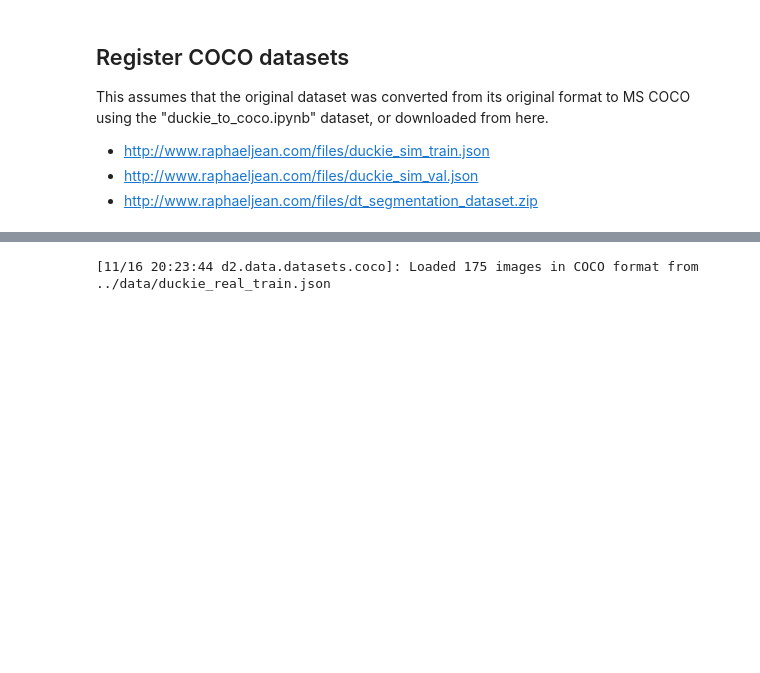
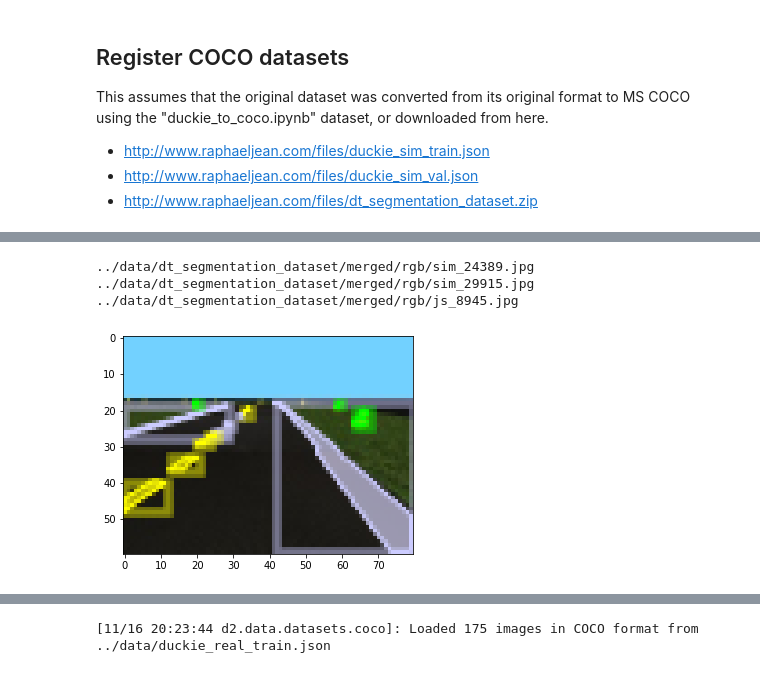
Before and after one commit to rjean/duckietown-segmentation, a Jupyter notebook: notebooks/detectron2_duckie.ipynb, the cells around one changed output, grey strips where cells are left out. Drawn from its saved outputs; the diff is of its cells as text; code cells hidden in the pictures; blank space fills up the shorter version.

Commit message:
Merging datasets

```diff
--- a/notebooks/detectron2_duckie.ipynb
+++ b/notebooks/detectron2_duckie.ipynb
@@ -85,2 +90,8 @@ register_coco_instances("duckie_real_val", {}, "../data/duckie_real_val.json", "
 from detectron2.structures import BoxMode
 #from utils import DuckieVisualizer
+# %%
+#dataset_dicts = get_balloon_dicts("balloon/train")
+dataset_dicts = DatasetCatalog.get("duckie_merged_train")
+duckie_metadata = MetadataCatalog.get("duckie_merged_train")
+from detectron2.utils.visualizer import ColorMode
+from detectron2.utils.visualizer import GenericMask, _create_text_labels
@@ -87,3 +101,17 @@ from detectron2.structures import BoxMode
+# %%
+
+for d in random.sample(dataset_dicts, 3):
+    print(d["file_name"])
+    img = cv2.imread(d["file_name"])
+    visualizer = DuckieVisualizer(img[:, :, ::-1], metadata=duckie_metadata, scale=0.5, instance_mode=ColorMode.IMAGE_BW)
+    out = visualizer.draw_dataset_dict(d)
+    cv2_imshow(out.get_image()[:, :, ::-1])
+    #print(d)
+# %% [output]
+../data/dt_segmentation_dataset/merged/rgb/sim_24389.jpg
+../data/dt_segmentation_dataset/merged/rgb/sim_29915.jpg
+../data/dt_segmentation_dataset/merged/rgb/js_8945.jpg
+[figure, added]
 # %%
 #dataset_dicts = get_balloon_dicts("balloon/train")
 dataset_dicts = DatasetCatalog.get("duckie_train")
```
Also changed, not shown: parts of 6 cells of this notebook, 2 other files.
